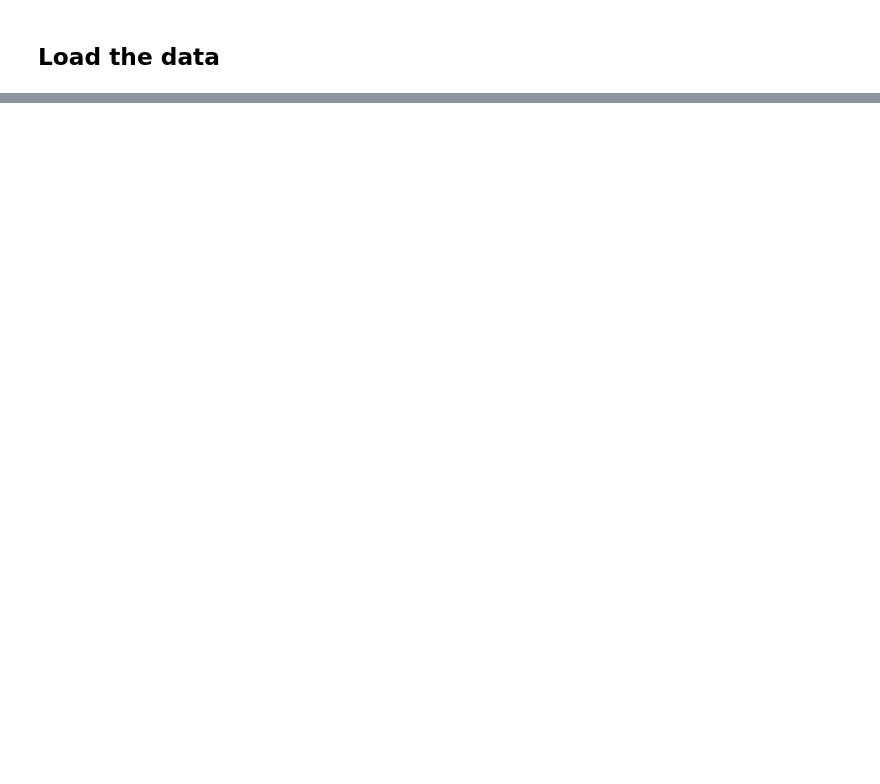
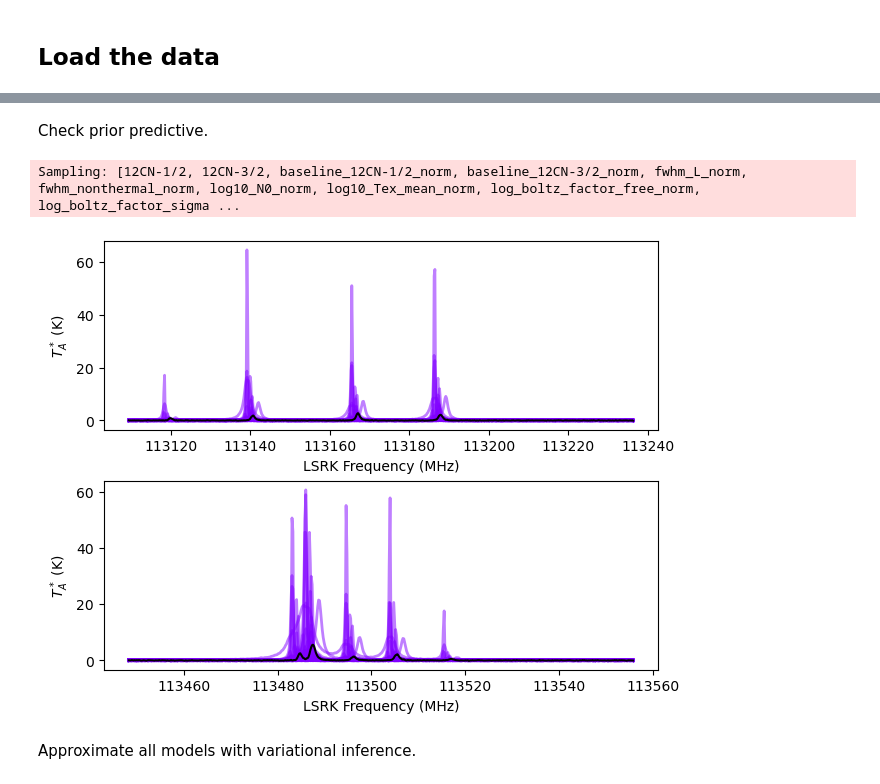
Before and after one commit to tvwenger/bayes_cn_hfs, a Jupyter notebook: docs/source/notebooks/iram_data.ipynb, the cells around one changed output, grey strips where cells are left out. Saved outputs shown, nothing was run; the diff lists cells and outputs as text; code cells hidden in the pictures; blank space fills up the shorter version.

```diff
--- a/docs/source/notebooks/iram_data.ipynb
+++ b/docs/source/notebooks/iram_data.ipynb
@@ -438,0 +35,36 @@ print(f"Runtime: {(end-start)/60.0:.2f} minutes")
+# %%
+from bayes_spec import SpecData
+import pickle
+
+with open("iram_data.pkl", "rb") as f:
+    iram_data = pickle.load(f)
+
+labels = ["12CN-1/2", "12CN-3/2", "13CN-1/2", "13CN-3/2"]
+data = {
+    label: SpecData(
+        iram_data[f"frequency_{label}"][500:-500],
+        iram_data[f"spectrum_{label}"][500:-500],
+        iram_data[f"rms_{label}"],
+        xlabel=r"LSRK Frequency (MHz)",
+        ylabel=r"$T_A^*$ (K)",
+    )
+    for label in labels
+}
+for label, dataset in data.items():
+    print(label, len(dataset.spectral))
+    # HACK: normalize data by noise
+    dataset._brightness_offset = np.median(dataset.brightness)
+    dataset._brightness_scale = dataset.noise
+
+# subset of 12CN data
+data_12CN = {
+    label: data[label]
+    for label in labels if "12CN" in label
+}
+
+# Plot the data
+fig, axes = plt.subplots(4, layout="constrained", figsize=(8, 12))
+for i, label in enumerate(labels):
+    axes[i].plot(data[label].spectral, data[label].brightness, 'k-')
+    axes[i].set_xlabel(data[label].xlabel)
+    axes[i].set_ylabel(data[label].ylabel)
@@ -438,0 +139,15 @@ print(f"Runtime: {(end-start)/60.0:.2f} minutes")
+# %% [markdown]
+Check prior predictive.
+# %%
+from bayes_spec.plots import plot_predictive
+
+# prior predictive check
+prior = opt.models[1].sample_prior_predictive(
+    samples=100,  # prior predictive samples
+)
+_ = plot_predictive(opt.models[1].data, prior.prior_predictive)
+# %% [output]
+Sampling: [12CN-1/2, 12CN-3/2, baseline_12CN-1/2_norm, baseline_12CN-3/2_norm, fwhm_L_norm, fwhm_nonthermal_norm, log10_N0_norm, log10_Tex_mean_norm, log_boltz_factor_free_norm, log_boltz_factor_sigma ...
+[figure, added]
+# %% [markdown]
+Approximate all models with variational inference.
```
Also changed, not shown: parts of 42 cells of this notebook, 14 other files.
